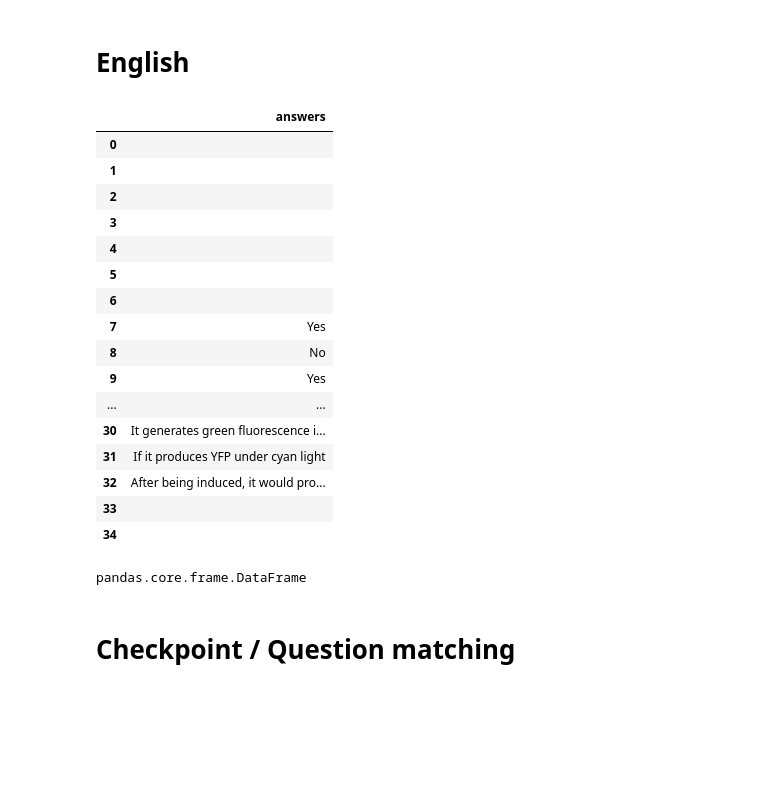
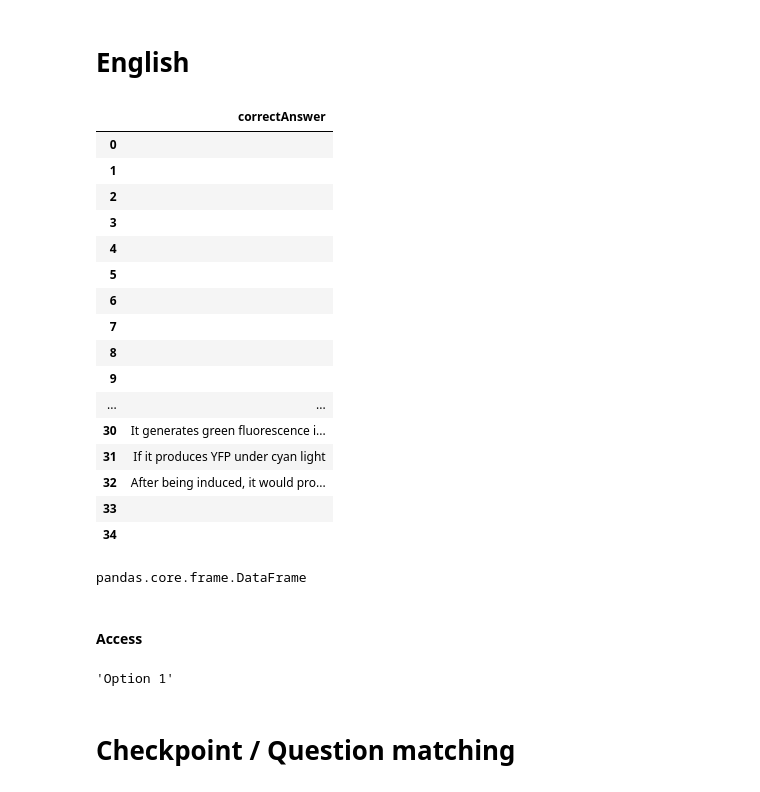
Before and after one commit to CyberCRI/dataanalysis-herocoli-redmetrics, a Jupyter notebook: v1.52/correct answers.ipynb, the cells around one changed output. Drawn from its saved outputs; the diff is of its cells as text; code cells hidden in the pictures; blank space fills up the shorter version.

```diff
--- a/v1.52/correct answers.ipynb
+++ b/v1.52/correct answers.ipynb
@@ -41,7 +43,7 @@
 # %%
 correctAnswers = pd.DataFrame(
     {
-        'answers' : [
+        'correctAnswer' : [
             '', # 1
             '', # 2
             '', # 3
@@ -49,40 +51,42 @@ correctAnswers = pd.DataFrame(
             '', # 5
             '', # 6
             '', # 7
-            'Yes', # 8
-            'No', # 9
-            'Yes', # 10
+            '', # 8
+            '', # 9
+            '', # 10
+
             'E. Coli', # 11
             'Edit the DNA of the bacterium', # 12
             'DNA sequences', # 13
             'Flagella', # 14
-            'Find the antibiotic: Ampicillin', # 15
+            'Ampicillin', # 15
             'Terminator', # 16
             'Promoter', # 17
             'Coding Sequence', # 18
             'RBS', # 19
             'Option 1', # 20
             'Under blue light, when the GFP device is equipped', # 21
             'Flagella quickly disappear one by one', # 22
             'A plasmid - it makes it possible to equip an a', # 23
             'It generates green fluorescence', # 24
             'It makes it possible to move faster', # 25
             'It generates antibiotic resistance', # 26
             'It generates green fluorescence in presence of', # 27
             'It generates green fluorescence', # 28
             'It makes it possible to move faster', # 29
             'It generates antibiotic resistance', # 30
             'It generates green fluorescence in presence of', # 31
             'If it produces YFP under cyan light', # 32
             'After being induced, it would produce more and', # 33
+
             '', # 34
             '' # 35
         ]
     }
 )
 correctAnswers
 # %% [output]
-|  | answers |
+|  | correctAnswer |
 | 0 |  |
 | 1 |  |
 | 2 |  |
@@ -90,9 +94,9 @@ correctAnswers
 | 4 |  |
 | 5 |  |
 | 6 |  |
-| 7 | Yes |
-| 8 | No |
-| 9 | Yes |
+| 7 |  |
+| 8 |  |
+| 9 |  |
 | ... | ... |
 | 30 | It generates green fluorescence i... |
 | 31 | If it produces YFP under cyan light |
@@ -103,6 +107,12 @@ correctAnswers
 type(correctAnswers)
 # %% [output]
 pandas.core.frame.DataFrame
+# %% [markdown]
+#### Access
+# %%
+correctAnswers['correctAnswer'][19]
+# %% [output]
+'Option 1'
 # %% [markdown]
 # Checkpoint / Question matching
 # %%
```
Also changed, not shown: parts of 2 cells of this notebook, 5 other files.
